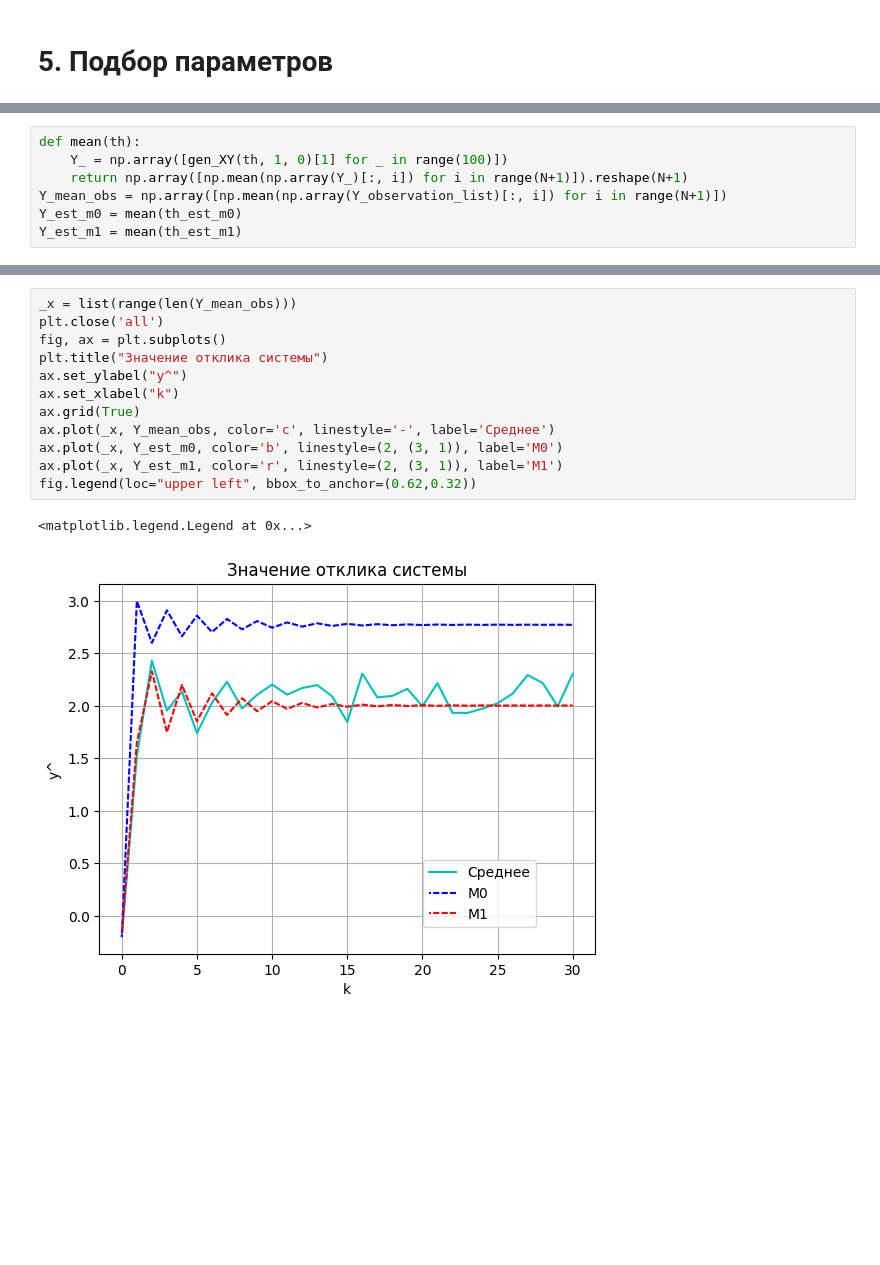
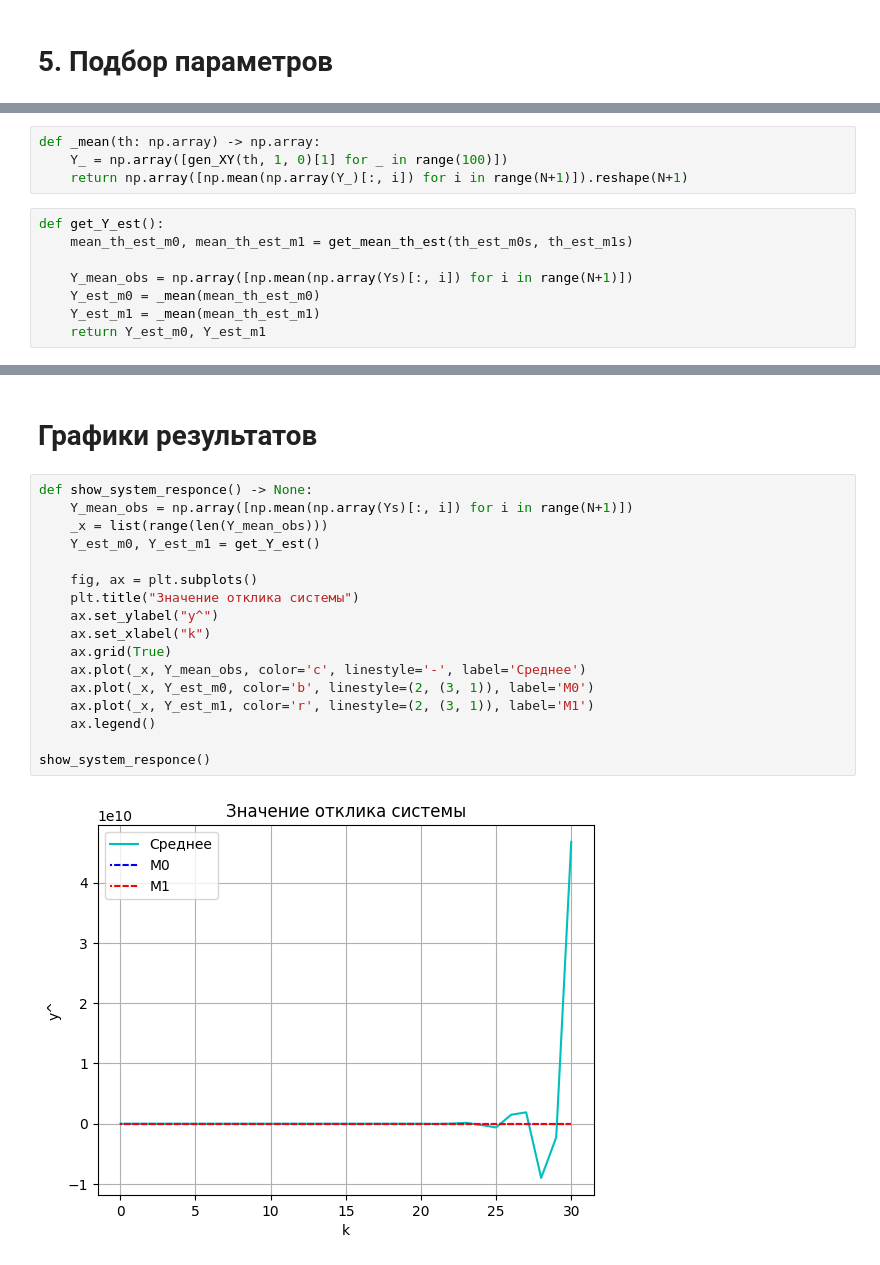
Before and after one commit to EvilSoboL/activeIdentifficationNstu, a Jupyter notebook: notebooks/lab1.1.ipynb, the cells around one changed output, grey strips where cells are left out. Drawn from its saved outputs; the diff is of its cells as text; blank space fills up the shorter version.

Commit message:
2.2 Не получается график отклика

```diff
--- a/notebooks/lab1.1.ipynb
+++ b/notebooks/lab1.1.ipynb
@@ -194,7 +243,12 @@ M1: (-0.021251519193748604, 0.8246306370288728)
+# %%
+def _mean(th: np.array) -> np.array:
+    Y_ = np.array([gen_XY(th, 1, 0)[1] for _ in range(100)])
+    return np.array([np.mean(np.array(Y_)[:, i]) for i in range(N+1)]).reshape(N+1)
 # %%
-def mean(th):
-    Y_ = np.array([gen_XY(th, 1, 0)[1] for _ in range(100)])
-    return np.array([np.mean(np.array(Y_)[:, i]) for i in range(N+1)]).reshape(N+1)
-Y_mean_obs = np.array([np.mean(np.array(Y_observation_list)[:, i]) for i in range(N+1)])
-Y_est_m0 = mean(th_est_m0)
-Y_est_m1 = mean(th_est_m1)
+def get_Y_est():
+    mean_th_est_m0, mean_th_est_m1 = get_mean_th_est(th_est_m0s, th_est_m1s)
+
+    Y_mean_obs = np.array([np.mean(np.array(Ys)[:, i]) for i in range(N+1)])
+    Y_est_m0 = _mean(mean_th_est_m0)
+    Y_est_m1 = _mean(mean_th_est_m1)
+    return Y_est_m0, Y_est_m1
@@ -229,18 +281,24 @@ print(f"Ошибка в пространстве отклика: {dY_m1}")
+# %% [markdown]
+# Графики результатов
 # %%
-_x = list(range(len(Y_mean_obs)))
-plt.close('all')
-fig, ax = plt.subplots()
-plt.title("Значение отклика системы")
-ax.set_ylabel("y^")
-ax.set_xlabel("k")
-ax.grid(True)
-ax.plot(_x, Y_mean_obs, color='c', linestyle='-', label='Среднее')
-ax.plot(_x, Y_est_m0, color='b', linestyle=(2, (3, 1)), label='M0')
-ax.plot(_x, Y_est_m1, color='r', linestyle=(2, (3, 1)), label='M1')
-fig.legend(loc="upper left", bbox_to_anchor=(0.62,0.32))
+def show_system_responce() -> None:
+    Y_mean_obs = np.array([np.mean(np.array(Ys)[:, i]) for i in range(N+1)])
+    _x = list(range(len(Y_mean_obs)))
+    Y_est_m0, Y_est_m1 = get_Y_est()
+
+    fig, ax = plt.subplots()
+    plt.title("Значение отклика системы")
+    ax.set_ylabel("y^")
+    ax.set_xlabel("k")
+    ax.grid(True)
+    ax.plot(_x, Y_mean_obs, color='c', linestyle='-', label='Среднее')
+    ax.plot(_x, Y_est_m0, color='b', linestyle=(2, (3, 1)), label='M0')
+    ax.plot(_x, Y_est_m1, color='r', linestyle=(2, (3, 1)), label='M1')
+    ax.legend()
+
+show_system_responce()
 # %% [output]
-<matplotlib.legend.Legend at 0x...>
-[figure, old version]
+[figure, new version]
 # %%
 Y_true = gen_XY(th_true, 0, 0)[1]
 #%matplotlib widget
```
Also changed, not shown: parts of 23 cells of this notebook, 4 other files.
